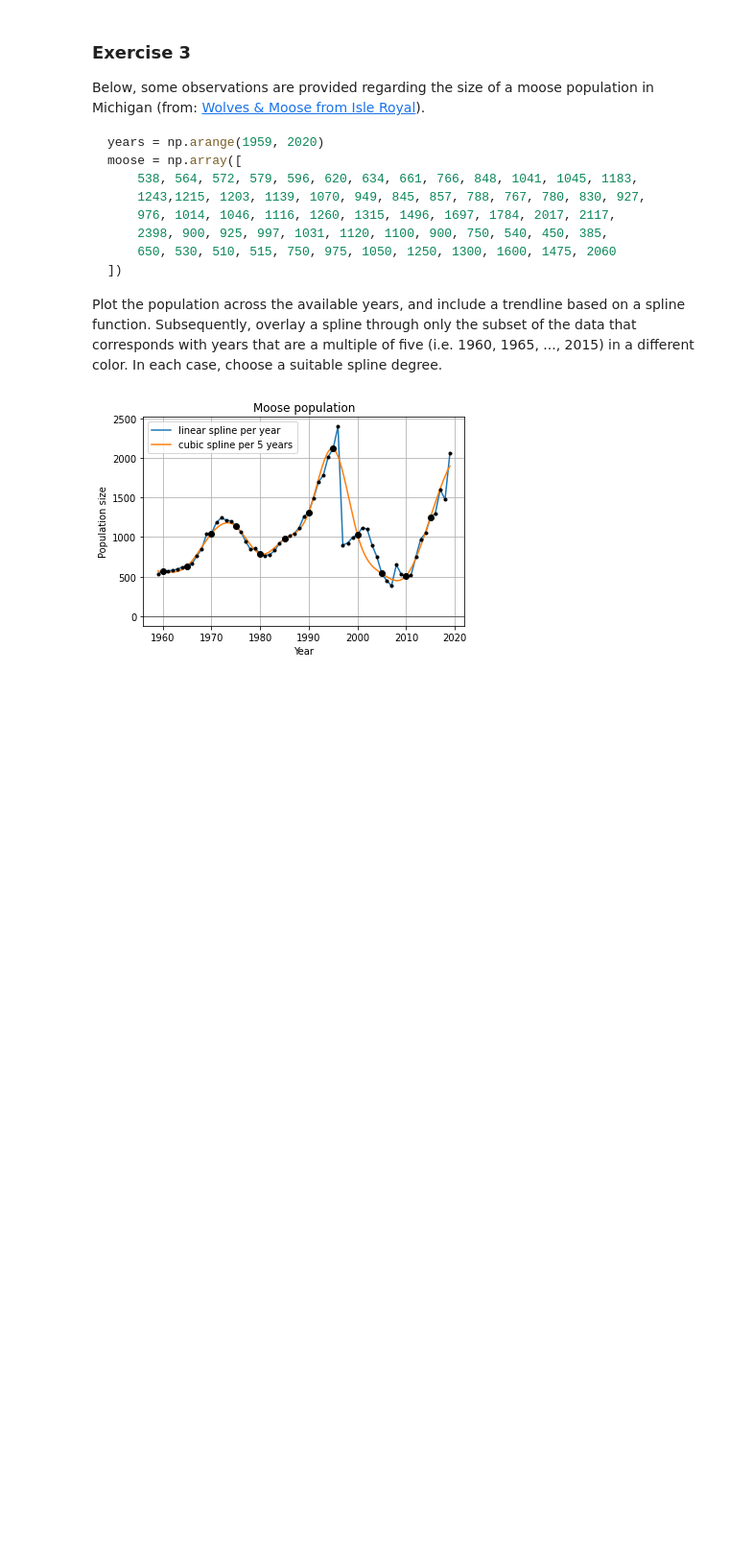
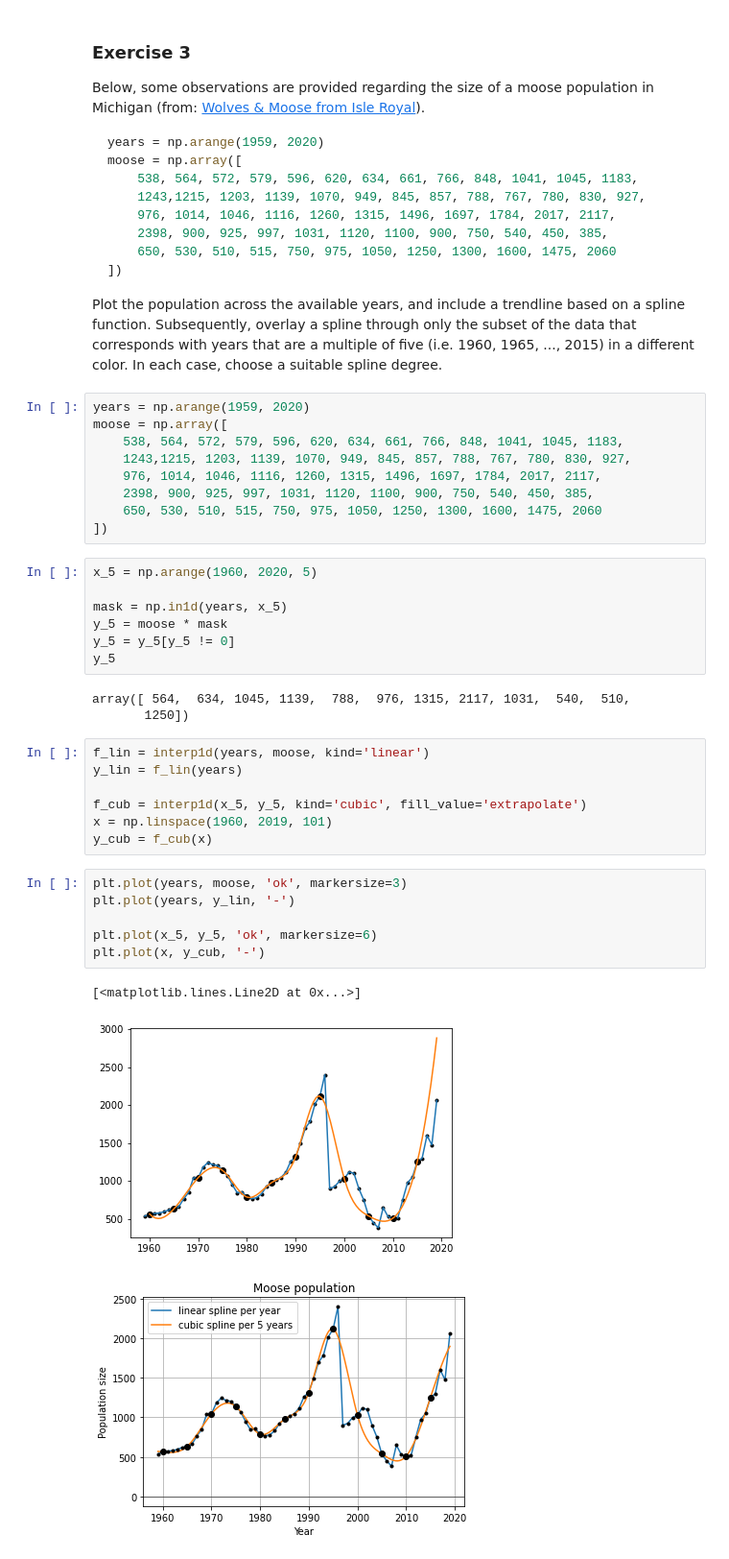
Before and after one commit to ddlatumalea/signal_analysis, a Jupyter notebook: DS1 SignAnal - Lesson 2 (v2021) - D.ipynb, the cells around one changed output. Shown: that part at 96% size. Saved outputs shown, nothing was run; the diff lists cells and outputs as text; blank space fills up the shorter version.

````diff
--- a/DS1 SignAnal - Lesson 2 (v2021) - D.ipynb
+++ b/DS1 SignAnal - Lesson 2 (v2021) - D.ipynb
@@ -320,6 +395,41 @@ moose = np.array([
 ```
 
 Plot the population across the available years, and include a trendline based on a spline function. Subsequently, overlay a spline through only the subset of the data that corresponds with years that are a multiple of five (i.e. 1960, 1965, ..., 2015) in a different color. In each case, choose a suitable spline degree.
+# %%
+years = np.arange(1959, 2020)
+moose = np.array([
+    538, 564, 572, 579, 596, 620, 634, 661, 766, 848, 1041, 1045, 1183,
+    1243,1215, 1203, 1139, 1070, 949, 845, 857, 788, 767, 780, 830, 927,
+    976, 1014, 1046, 1116, 1260, 1315, 1496, 1697, 1784, 2017, 2117,
+    2398, 900, 925, 997, 1031, 1120, 1100, 900, 750, 540, 450, 385,
+    650, 530, 510, 515, 750, 975, 1050, 1250, 1300, 1600, 1475, 2060
+])
+# %%
+x_5 = np.arange(1960, 2020, 5)
+
+mask = np.in1d(years, x_5)
+y_5 = moose * mask
+y_5 = y_5[y_5 != 0]
+y_5
+# %% [output]
+array([ 564,  634, 1045, 1139,  788,  976, 1315, 2117, 1031,  540,  510,
+       1250])
+# %%
+f_lin = interp1d(years, moose, kind='linear')
+y_lin = f_lin(years)
+
+f_cub = interp1d(x_5, y_5, kind='cubic', fill_value='extrapolate')
+x = np.linspace(1960, 2019, 101)
+y_cub = f_cub(x)
+# %%
+plt.plot(years, moose, 'ok', markersize=3)
+plt.plot(years, y_lin, '-')
+
+plt.plot(x_5, y_5, 'ok', markersize=6)
+plt.plot(x, y_cub, '-')
+# %% [output]
+[<matplotlib.lines.Line2D at 0x...>]
+[figure, added]
 # %%
 # %% [output]
 [figure]
````
Also changed, not shown: parts of 29 cells of this notebook.
